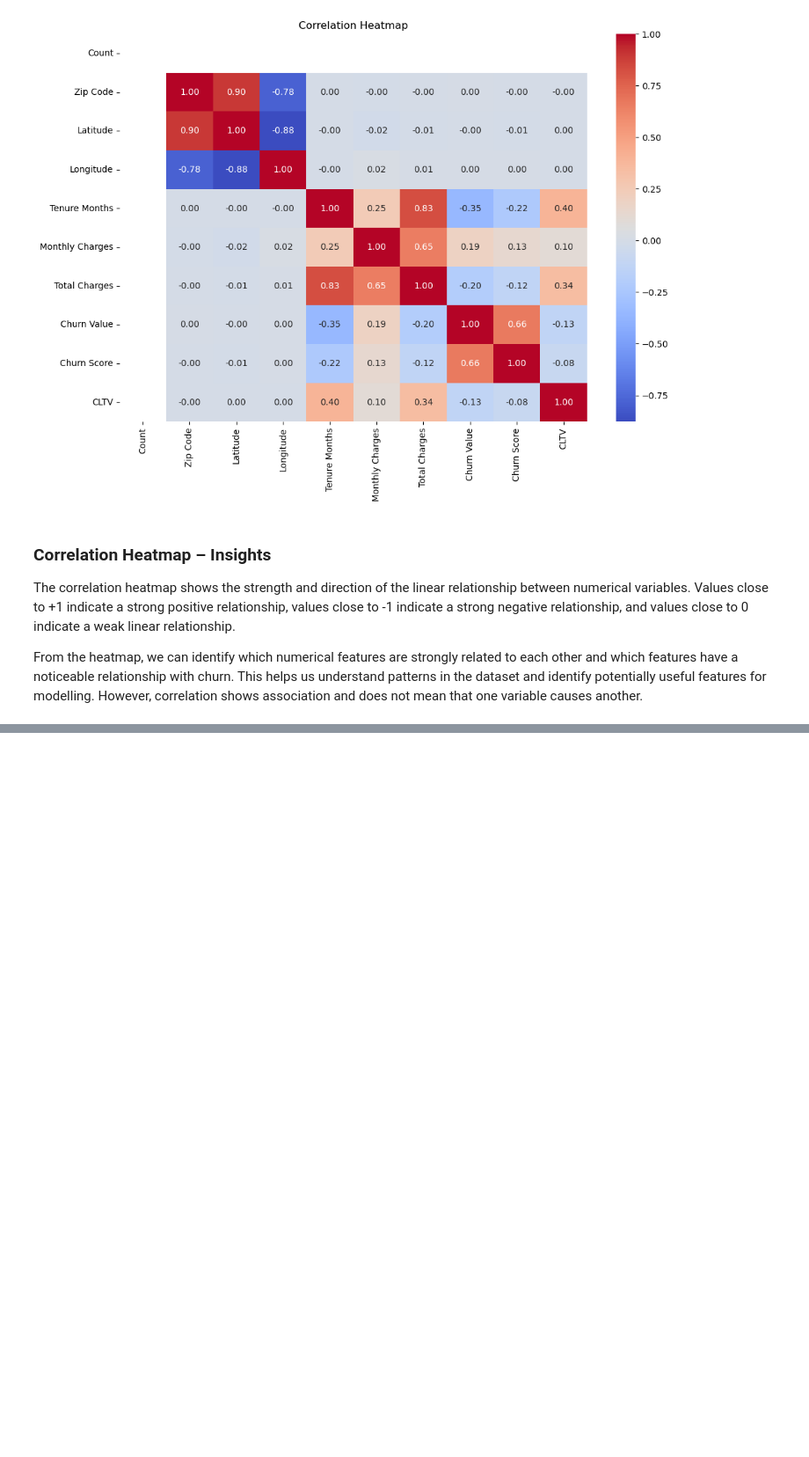
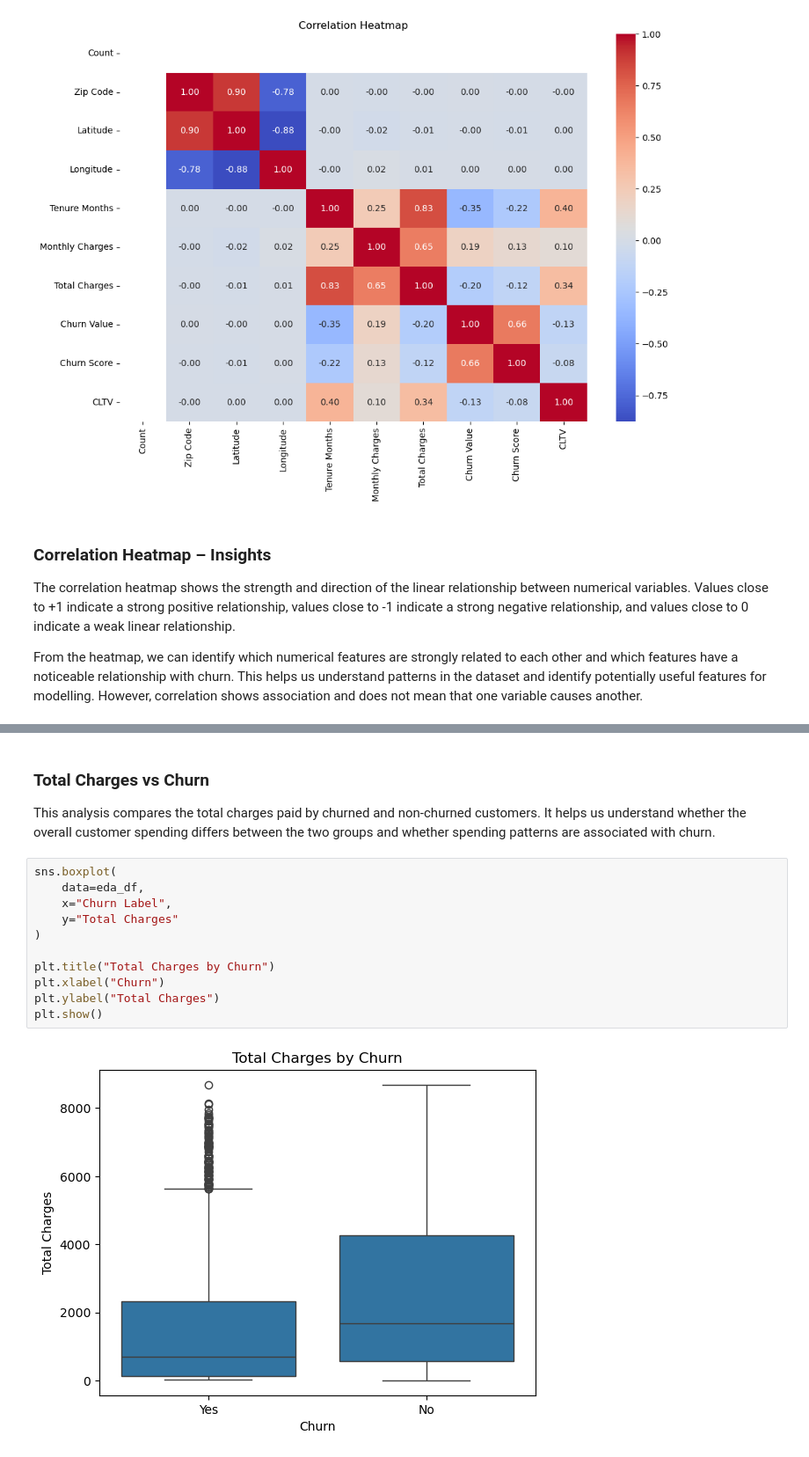
Before and after one commit to RATHICK2951/Data-Analytics---Batch10-, a Jupyter notebook: Notebook/EDA.ipynb, the cells around one changed output, grey strips where cells are left out. Shown at 88% size. Saved outputs shown, nothing was run; the diff lists cells and outputs as text; blank space fills up the shorter version.

```diff
--- a/Notebook/EDA.ipynb
+++ b/Notebook/EDA.ipynb
@@ -391,0 +399,17 @@ From the heatmap, we can identify which numerical features are strongly related
+# %% [markdown]
+### Total Charges vs Churn
+
+This analysis compares the total charges paid by churned and non-churned customers. It helps us understand whether the overall customer spending differs between the two groups and whether spending patterns are associated with churn.
+# %%
+sns.boxplot(
+    data=eda_df,
+    x="Churn Label",
+    y="Total Charges"
+)
+
+plt.title("Total Charges by Churn")
+plt.xlabel("Churn")
+plt.ylabel("Total Charges")
+plt.show()
+# %% [output]
+[figure, added]
```
Also changed, not shown: parts of 14 cells of this notebook.
